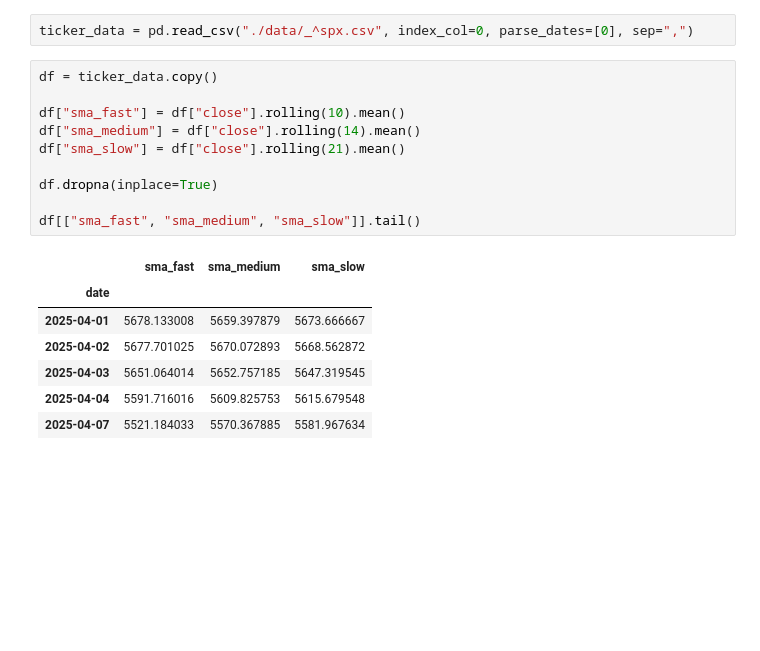
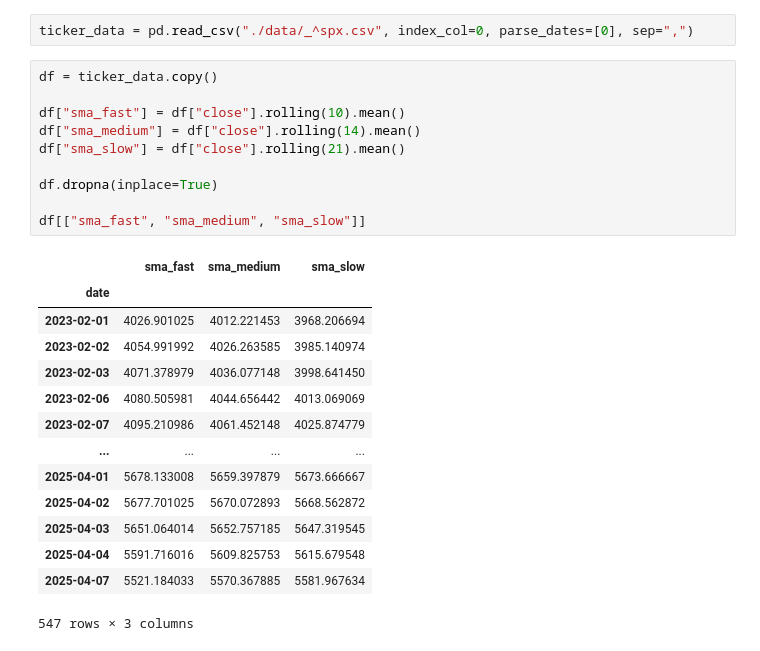
Before and after one commit to thdft/qfin, a Jupyter notebook: examples/indicators_cross.ipynb, the cells around one changed output. Saved outputs shown, nothing was run; the diff lists cells and outputs as text; blank space fills up the shorter version.

```diff
--- a/examples/indicators_cross.ipynb
+++ b/examples/indicators_cross.ipynb
@@ -13,18 +13,25 @@ ticker_data = pd.read_csv("./data/_^spx.csv", index_col=0, parse_dates=[0], sep=
 # %%
 df = ticker_data.copy()
 
 df["sma_fast"] = df["close"].rolling(10).mean()
 df["sma_medium"] = df["close"].rolling(14).mean()
 df["sma_slow"] = df["close"].rolling(21).mean()
 
 df.dropna(inplace=True)
 
-df[["sma_fast", "sma_medium", "sma_slow"]].tail()
+df[["sma_fast", "sma_medium", "sma_slow"]]
 # %% [output]
 |  | sma_fast | sma_medium | sma_slow |
 | date |  |  |  |
+| 2023-02-01 | 4026.901025 | 4012.221453 | 3968.206694 |
+| 2023-02-02 | 4054.991992 | 4026.263585 | 3985.140974 |
+| 2023-02-03 | 4071.378979 | 4036.077148 | 3998.641450 |
+| 2023-02-06 | 4080.505981 | 4044.656442 | 4013.069069 |
+| 2023-02-07 | 4095.210986 | 4061.452148 | 4025.874779 |
+| ... | ... | ... | ... |
 | 2025-04-01 | 5678.133008 | 5659.397879 | 5673.666667 |
 | 2025-04-02 | 5677.701025 | 5670.072893 | 5668.562872 |
 | 2025-04-03 | 5651.064014 | 5652.757185 | 5647.319545 |
 | 2025-04-04 | 5591.716016 | 5609.825753 | 5615.679548 |
 | 2025-04-07 | 5521.184033 | 5570.367885 | 5581.967634 |
+547 rows × 3 columns
```
Also changed, not shown: parts of 6 cells of this notebook, 2 other files.
